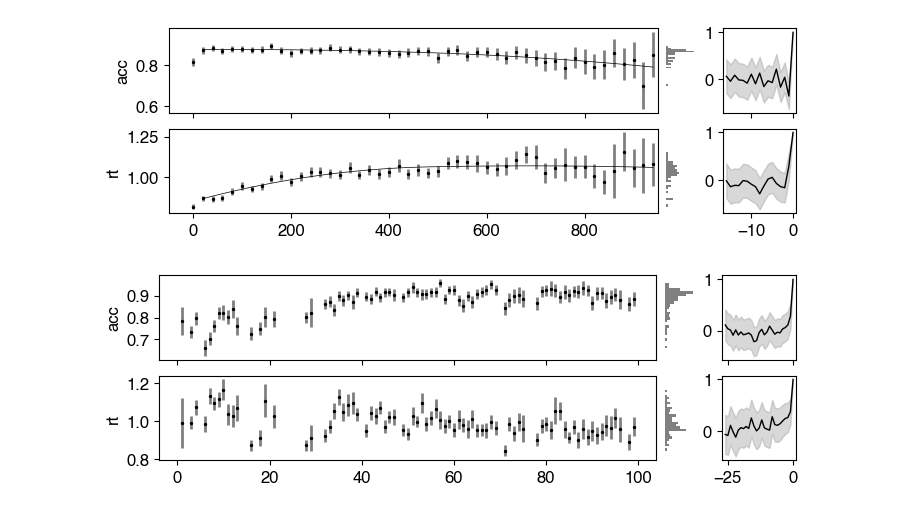
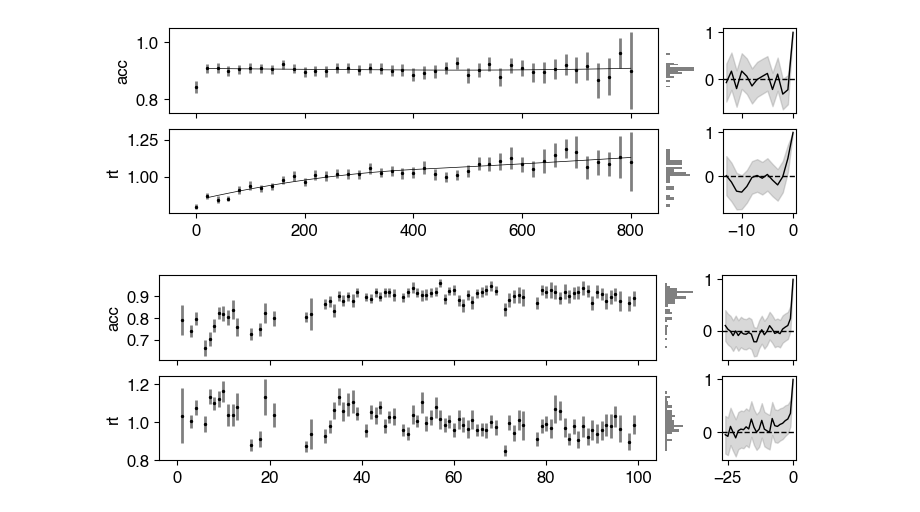
Before and after one commit to griegner/drift-diffusion, a Jupyter notebook: figures/fig03.ipynb, the cells around one changed output. Cells and saved outputs as stored; diff of their text form; code cells hidden in the pictures.

```diff
--- a/figures/fig03.ipynb
+++ b/figures/fig03.ipynb
@@ -34,23 +50,24 @@ fig03.plot_heatmap(ax=ax, df=hm_fitby_day, fitby="day")
 # %%
 # fit and plot accuracy and reaction times
 
-beh_fitby_trial = fig03.fit_beh(df=df195, fitby="trial")
-beh_fitby_day = fig03.fit_beh(df=df195, fitby="day")
+beh_fitby_trial = fig03.fit_beh(df=df195.query("day > 35 and trial <= 800"), fitby="trial")
+beh_fitby_day = fig03.fit_beh(df=df195.query("trial > 0"), fitby="day")
 
 formula = "bs(x, df=3, degree=2)"
 
 fig, axs = plt.subplots(
     nrows=2, ncols=3, figsize=(7, 2.2), width_ratios=[10, 0.6, 1.5], sharex="col", layout="constrained"
 )
 fig03.plot_estimates(axs=axs[0], df=beh_fitby_trial, fitby="trial", col="acc", formula=formula)
 fig03.plot_estimates(axs=axs[1], df=beh_fitby_trial, fitby="trial", col="rt", formula=formula)
+fig.savefig("tmp.pdf")
 
 fig, axs = plt.subplots(
     nrows=2, ncols=3, figsize=(7, 2.2), width_ratios=[10, 0.6, 1.5], sharex="col", layout="constrained"
 )
 fig03.plot_estimates(axs=axs[0], df=beh_fitby_day, fitby="day", col="acc", formula=formula)
 fig03.plot_estimates(axs=axs[1], df=beh_fitby_day, fitby="day", col="rt", formula=formula)
 # %% [output]
-[figure, old version]
+[figure, new version]
-[figure, old version]
+[figure, new version]
 # %%
```
Also changed, not shown: parts of 4 cells of this notebook, 11 other files.
